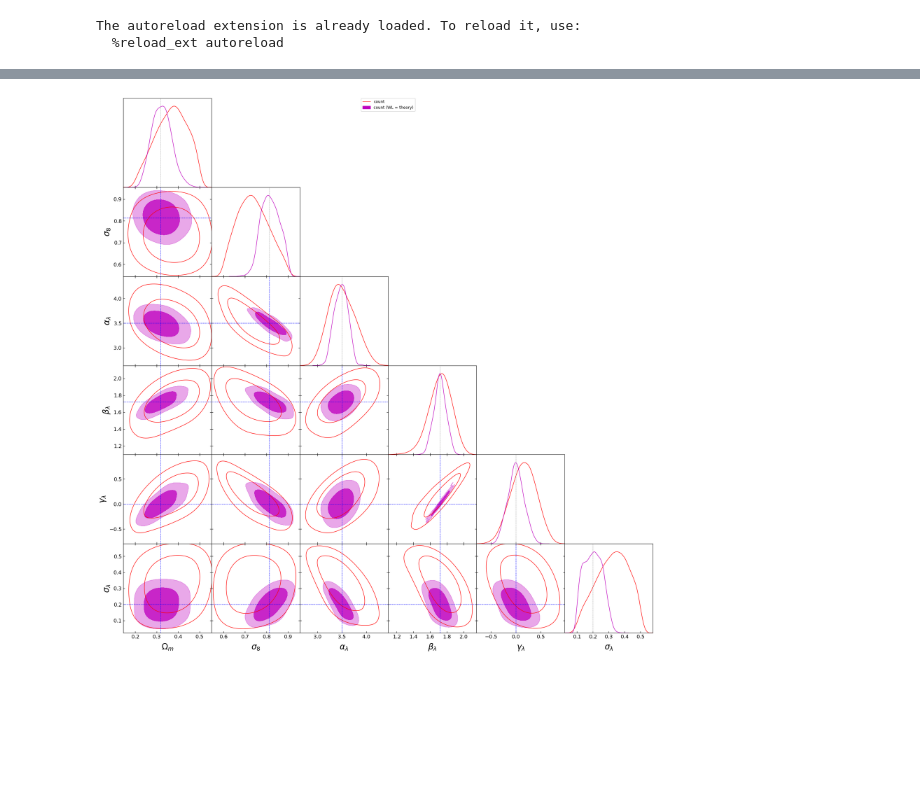
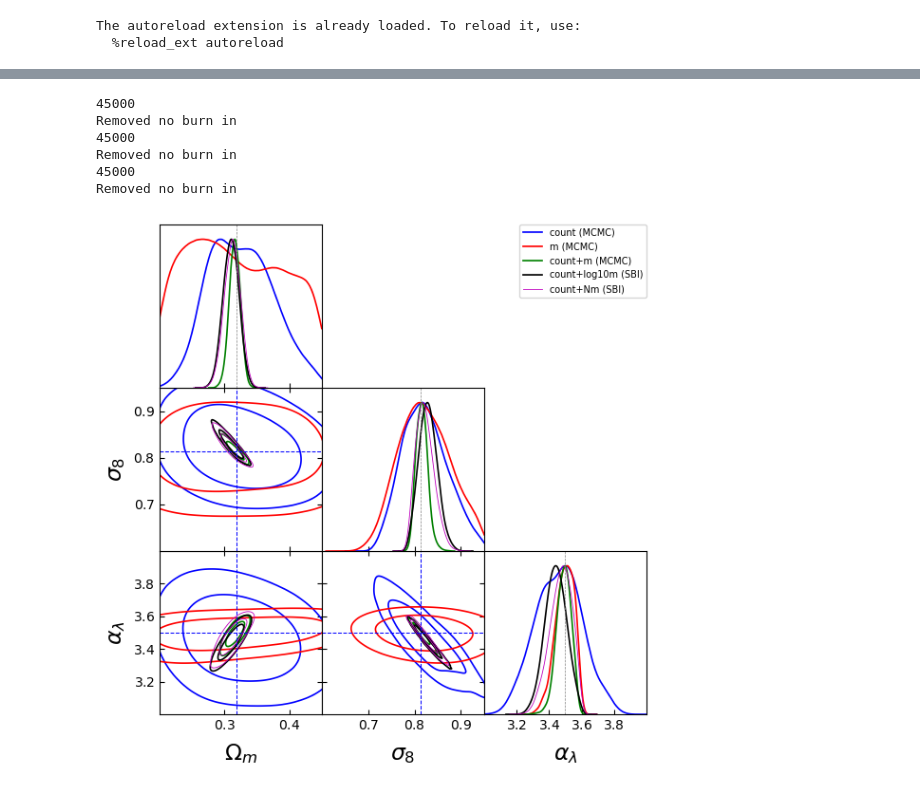
Before and after one commit to calumhrmurray/capish, a Jupyter notebook: validation_capish/6params_impact_theory_sigmaMwl.ipynb, the cells around one changed output, grey strips where cells are left out. Cells and saved outputs as stored; diff of their text form; code cells hidden in the pictures; blank space fills up the shorter version.

Commit message:
new coverage plot

```diff
--- a/validation_capish/6params_impact_theory_sigmaMwl.ipynb
+++ b/validation_capish/6params_impact_theory_sigmaMwl.ipynb
@@ -109,21 +195,52 @@ plt.savefig(f'mcmc_SBI.png', dpi = 300)
+# %%
+n_cut=20000
+settings={'mult_bias_correction_order':0,'smooth_scale_2D':4, 'smooth_scale_1D':4, 'boundary_correction_order':0}
+path = '../validation_capish_comparison_to_standard_approach/mcmc_chains/chains_{}.h5'
+
+t = read_mcmc(path.format('count_only'))
+N_mcmc = MCSamples(samples=t[n_cut:],names = names,
+                    labels = labels,
+                     settings=settings,
+                     label=r'count (MCMC)')
+
+t = read_mcmc(path.format('mass_only'))
+m_mcmc = MCSamples(samples=t[n_cut:],names = names,
+                    labels = labels,
+                     settings=settings,
+                     label=r'm (MCMC)')
+
+t = read_mcmc(path.format('count_mass'))
+Nm_mcmc = MCSamples(samples=t[n_cut:],names = names,
+                    labels = labels,
+                     settings=settings,
+                     label=r'count+m (MCMC)')
+# %% [output]
+45000
+Removed no burn in
+45000
+Removed no burn in
+45000
+Removed no burn in
 # %%
-g = plots.get_subplot_plotter(subplot_size=3)
+g = plots.get_subplot_plotter(subplot_size=2)
 g.settings.lab_fontsize = 20
 g.settings.legend_fontsize = 10
 g.settings.axes_fontsize = 13
 marker_args = {'lw':0.75, 'markersize':0.75, 'ls':'--','color':'b'}
-range_ = {'1':[2.5,4], '2':[-2,2], '3':[1,4], '4':[0.1,1.2],'5':[-1.5,1.5], '6':[-0.5,0.5], }
-g.triangle_plot([N4, N_mcmc],
+#range_ = {'1':[2.5,4], '2':[-2,2], '3':[1,4], '4':[0.1,1.2],'5':[-1.5,1.5], '6':[-0.5,0.5], }
+g.triangle_plot([N_mcmc, m_mcmc, Nm_mcmc, N_log10m, count_Nm],
                 #[N_Nm_power_law_log10Mwl_no_scatter],
-                filled=[False, True, False,False, False,True],
-                contour_colors = ['r', 'm', 'g', 'b', 'orange', 'c' ],
-                contour_ls=['-','-','-', '-', '-','-',],
-                contour_lws=1,shaded=False,
+                filled=[False, False, False,False, False],
+                contour_colors = ['b', 'r', 'g','k' ],
+                contour_ls=['-','-','-',],
+                contour_lws=[1.2,1.2,1.2,1.2],
+                #shaded=[False, False, True],
                 legend_fontsize = 10,
-                params=['1','2','3','4','5','6'],
+                params=['1','2','3'],
                 markers=markers,
+                param_limits = range_,
                 fine_bins = 5,
                 marker_args = marker_args)
 #plt.savefig(f'mcmc_SBI.png', dpi = 300)
 # %% [output]
-[figure, old version]
+[figure, new version]
```
Also changed, not shown: parts of 12 cells of this notebook, 17 other files.
